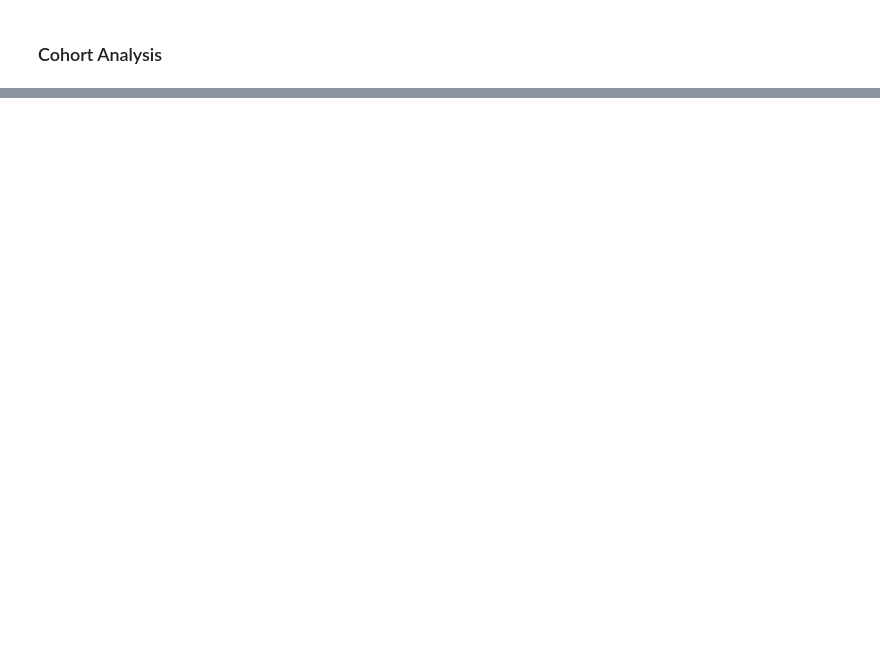
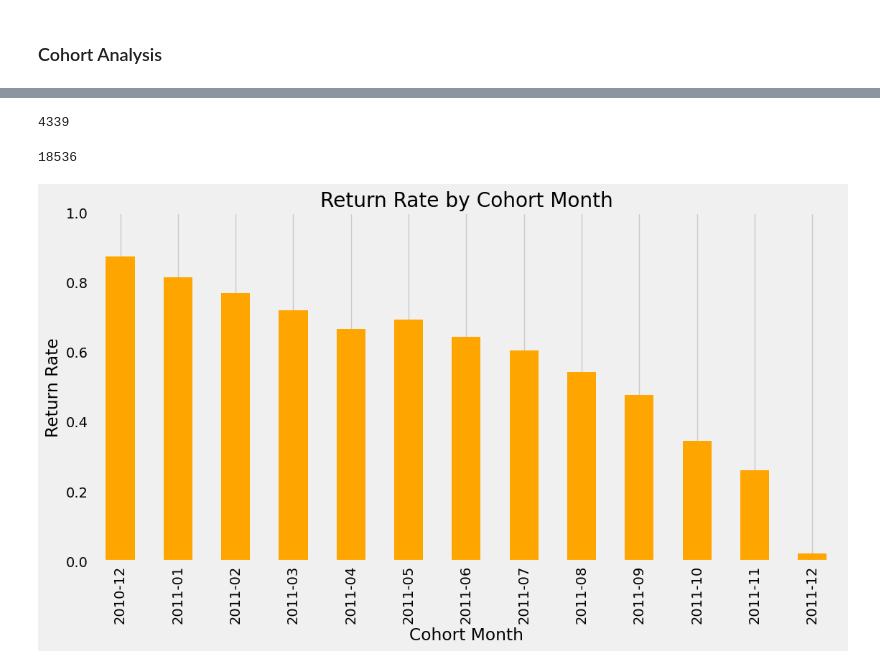
Before and after one commit to Abdulmujeeb-Taiwo/Customer-Analysis-Projects, a Jupyter notebook: Cohort_Analysis.ipynb, the cells around one changed output, grey strips where cells are left out. Saved outputs shown, nothing was run; the diff lists cells and outputs as text; code cells hidden in the pictures; blank space fills up the shorter version.

```diff
--- a/Cohort_Analysis.ipynb
+++ b/Cohort_Analysis.ipynb
@@ -173,0 +289,2 @@ cohort_counts
+# %%
+df["return"] = df.groupby(df["CustomerID"])["InvoiceNo"].transform("nunique")
@@ -173,0 +297,45 @@ cohort_counts
+# %%
+df["CustomerID"].nunique()
+# %% [output]
+4339
+# %%
+df["InvoiceNo"].nunique()
+# %% [output]
+18536
+# %%
+# Count how many invoices each customer made
+customer_orders = df.groupby('CustomerID')['InvoiceNo'].nunique()
+
+# Customers with at least 2 invoices
+repeat_customers = customer_orders[customer_orders >= 2].index
+# %%
+df['IsRepeatBuyer'] = df['CustomerID'].isin(repeat_customers)
+# %%
+# For each CohortMonth, calculate:
+# 1. Unique customers in the cohort
+# 2. How many of them are repeat buyers
+
+# First purchase date per customer (cohort month)
+first_purchase = df.groupby('CustomerID')['InvoiceDate'].min().dt.to_period('M')
+df['CohortMonth'] = df['CustomerID'].map(first_purchase)
+
+# Total customers per cohort
+cohort_total = df.groupby('CohortMonth')['CustomerID'].nunique()
+
+# Repeat buyers per cohort
+cohort_repeat = df[df['IsRepeatBuyer']].groupby('CohortMonth')['CustomerID'].nunique()
+
+# Calculate return rate
+return_rate = (cohort_repeat / cohort_total).fillna(0).round(3)
+# %%
+import matplotlib.pyplot as plt
+
+return_rate.plot(kind='bar', figsize=(12, 6), color='orange')
+plt.title('Return Rate by Cohort Month')
+plt.ylabel('Return Rate')
+plt.xlabel('Cohort Month')
+plt.ylim(0, 1)
+plt.grid(axis='y')
+plt.show()
+# %% [output]
+[figure, added]
```
Also changed, not shown: parts of 53 cells of this notebook.
